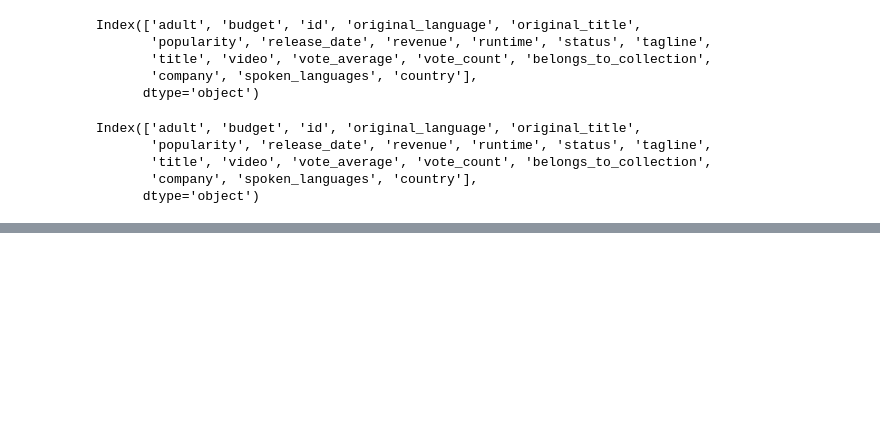
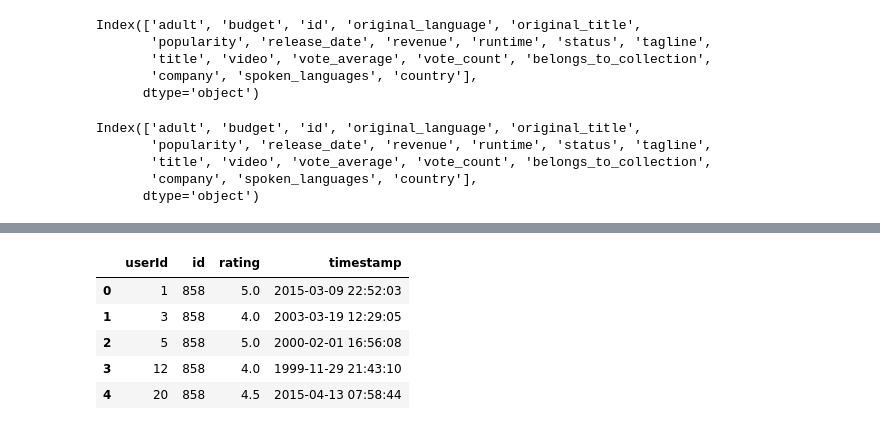
Before and after one commit to Snicho1945/Film-Release-Date-Analysis, a Jupyter notebook: clean_movie_metadata.ipynb, the cells around one changed output, grey strips where cells are left out. Saved outputs shown, nothing was run; the diff lists cells and outputs as text; code cells hidden in the pictures; blank space fills up the shorter version.

```diff
--- a/clean_movie_metadata.ipynb
+++ b/clean_movie_metadata.ipynb
@@ -796,0 +845,3 @@ movies_df.head()
+# %%
+# Drop NaNs
+user_ratings_df = user_ratings_df.dropna()
@@ -796,0 +852,3 @@ movies_df.head()
+# %%
+# Merge two dataframe to get only the ratings that have a corresponding movie in movies_df
+movies_ratings_df = pd.merge(user_ratings_df, movies_df['id'], how='inner', left_on=['movieId'], right_on=['id'])
@@ -796,0 +859,6 @@ movies_df.head()
+# %%
+# Drop movieId column
+movies_ratings_df = movies_ratings_df.drop(['movieId'], axis=1)
+# %%
+# Reorder columns
+movies_ratings_df = movies_ratings_df[["userId","id", "rating", "timestamp"]]
@@ -796,0 +869,9 @@ movies_df.head()
+# %%
+movies_ratings_df.head()
+# %% [output]
+|  | userId | id | rating | timestamp |
+| 0 | 1 | 858 | 5.0 | 2015-03-09 22:52:03 |
+| 1 | 3 | 858 | 4.0 | 2003-03-19 12:29:05 |
+| 2 | 5 | 858 | 5.0 | 2000-02-01 16:56:08 |
+| 3 | 12 | 858 | 4.0 | 1999-11-29 21:43:10 |
+| 4 | 20 | 858 | 4.5 | 2015-04-13 07:58:44 |
```
Also changed, not shown: parts of 15 cells of this notebook.
